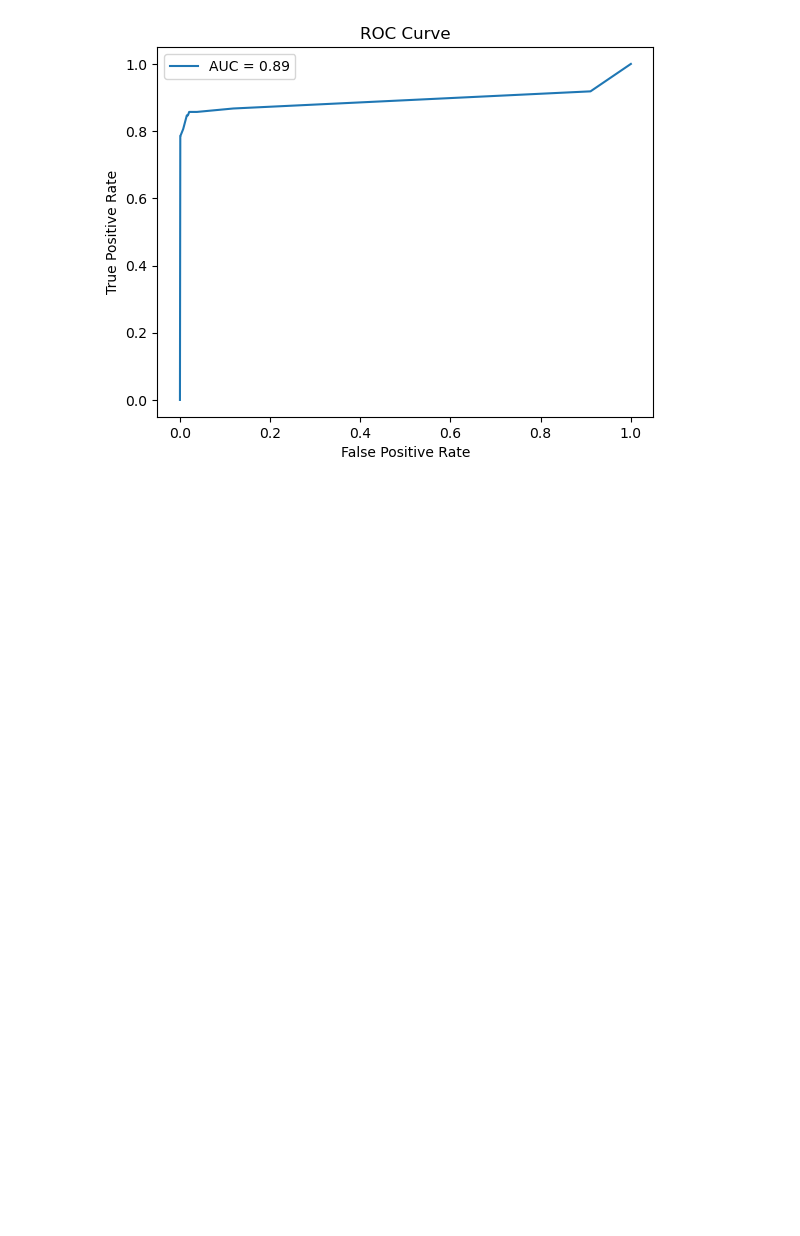
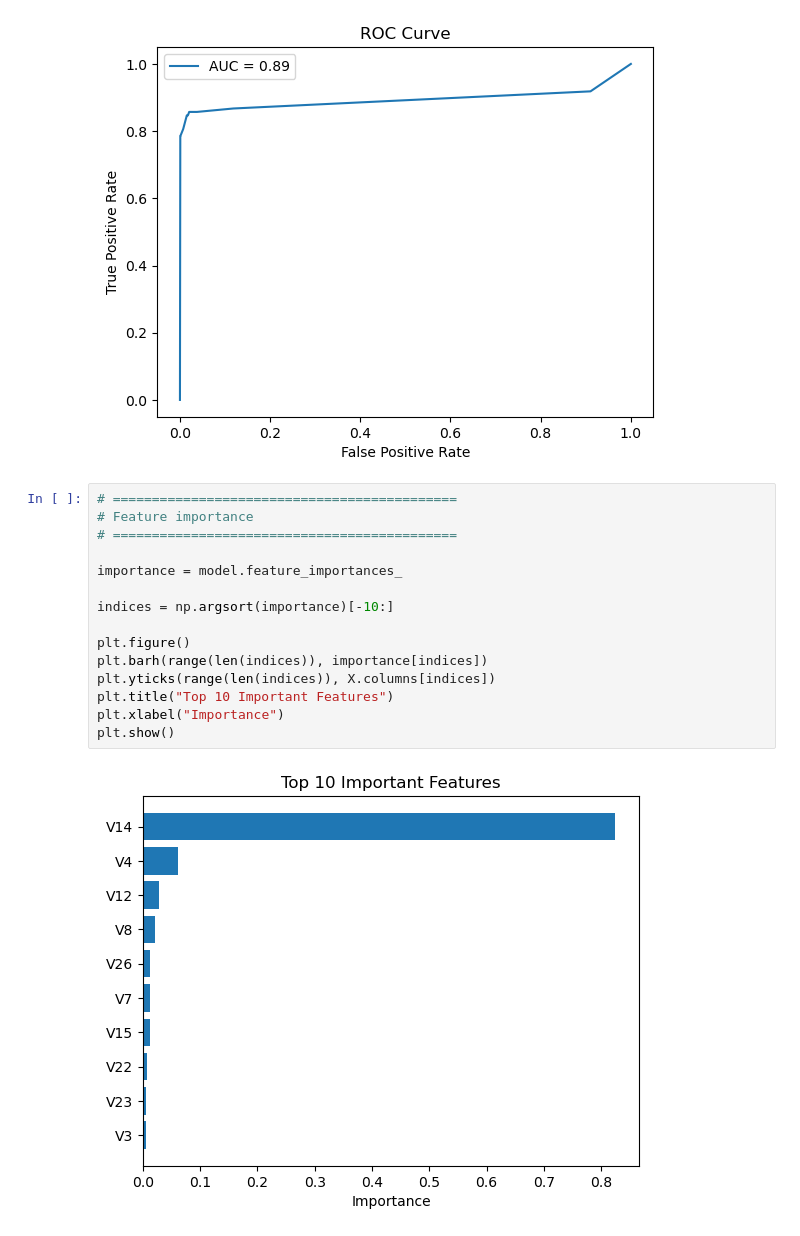
Before and after one commit to kaweesha-nethmina/credit-card-fraud-detection, a Jupyter notebook: fraud_detection.ipynb, the cells around one changed output. Cells and saved outputs as stored; diff of their text form; blank space fills up the shorter version.

Commit message:
feat: feature importance

```diff
--- a/fraud_detection.ipynb
+++ b/fraud_detection.ipynb
@@ -351,3 +351,20 @@ plt.legend()
 plt.show()
 # %% [output]
 [figure]
+# %%
+# ============================================
+# Feature importance
+# ============================================
+
+importance = model.feature_importances_
+
+indices = np.argsort(importance)[-10:]
+
+plt.figure()
+plt.barh(range(len(indices)), importance[indices])
+plt.yticks(range(len(indices)), X.columns[indices])
+plt.title("Top 10 Important Features")
+plt.xlabel("Importance")
+plt.show()
+# %% [output]
+[figure, added]
```
